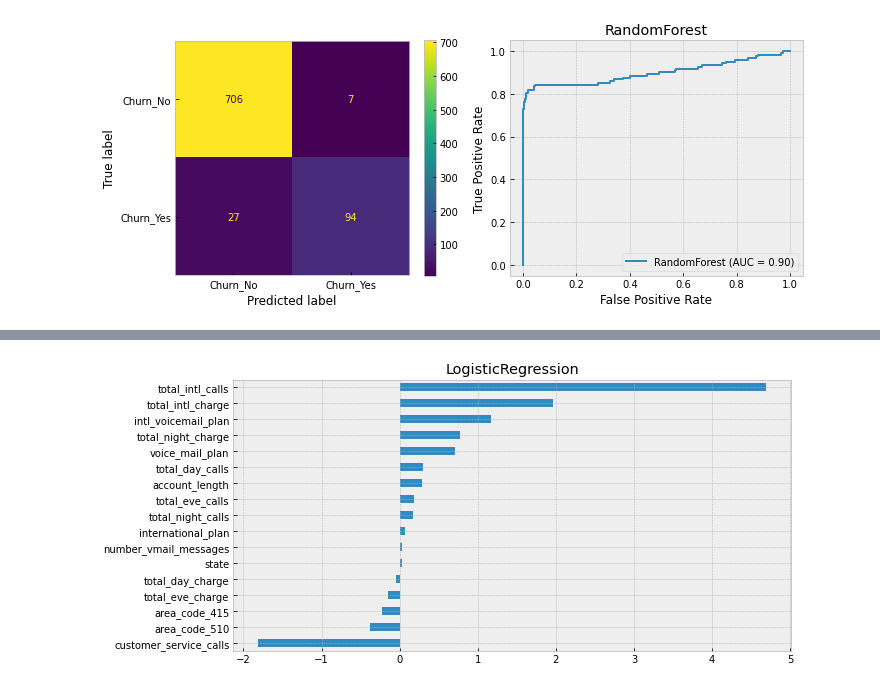
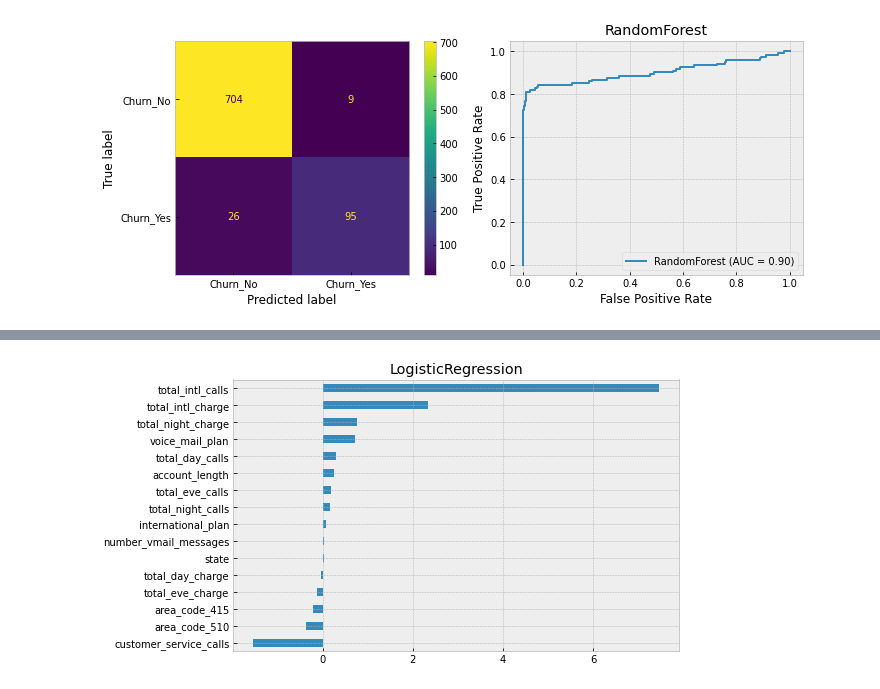
Before and after one commit to Chygos/Kaggle, a Jupyter notebook: Orange_Telcom_Customer_Churn/Baseline.ipynb, the cells around one changed output, grey strips where cells are left out. Cells and saved outputs as stored; diff of their text form; code cells hidden in the pictures.

```diff
--- a/Orange_Telcom_Customer_Churn/Baseline.ipynb
+++ b/Orange_Telcom_Customer_Churn/Baseline.ipynb
@@ -146,9 +146,6 @@ sns.heatmap(data.select_dtypes('number').drop('area_code', 1).corr(), annot=True
 # %%
 data[['international_plan', 'voice_mail_plan']] = data[['international_plan', 'voice_mail_plan']].apply(
     lambda x: [0 if i == 'no' else 1 for i in x])
-# %%
-#has international and voicemail plans
-data['intl_voicemail_plan'] = data.international_plan * data.voice_mail_plan
 # %%
 drop_cols = ['phone_number', 'total_day_minutes', 'total_eve_minutes',
              'total_night_minutes', 'total_intl_minutes'] #columns to drop
@@ -341,13 +341,13 @@ def GridScores(model, xtr, ytr, params, cv=5, scoring='f1'):
 # %% [markdown]
 **Training and Prediction**
 # %%
-logreg = LogisticRegression(max_iter=500, random_state=seed, class_weight='balanced', C=1, solver='liblinear')
+logreg = LogisticRegression(max_iter=500, random_state=seed, class_weight='balanced', C=1, solver='liblinear', penalty='l1')
 
-rf = RandomForestClassifier(n_estimators=150, min_samples_leaf=2, min_samples_split=2, random_state=seed,
-                            criterion='entropy', class_weight='balanced', max_depth=10, max_features=0.6)
+rf = RandomForestClassifier(n_estimators=100, min_samples_leaf=3, min_samples_split=5, random_state=seed,
+                            criterion='entropy', class_weight='balanced', max_depth=10, max_features=0.7)
 
-gbm = GradientBoostingClassifier(n_estimators=100, random_state=seed, max_features=0.5, min_samples_leaf=3,
-                                 min_samples_split=2, max_depth=7, learning_rate=0.1)
+gbm = GradientBoostingClassifier(n_estimators=100, random_state=seed, max_features=0.7, min_samples_leaf=3,
+                                 min_samples_split=7, max_depth=4, learning_rate=0.1)
 # %%
 logreg_pl = Pipeline([('transformer', transformer), ('logreg', logreg)])
 # %% [markdown]
@@ -443,5 +454,5 @@ plt.title('GradientBoost');
 # %%
-plt.figure(figsize=(10,5))
+plt.figure(figsize=(8,5))
 featureImportance(logreg_pl, xtest_lin, ytest_lin)
 # %% [output]
-[figure, old version]
+[figure, new version]
```
Also changed, not shown: parts of 31 cells of this notebook, 4 other files.
